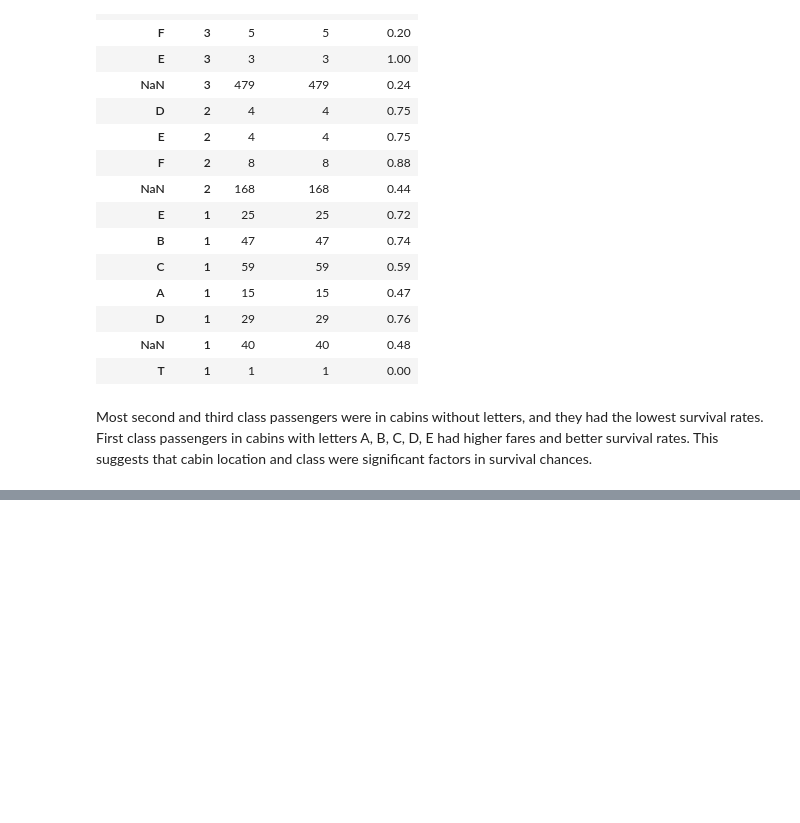
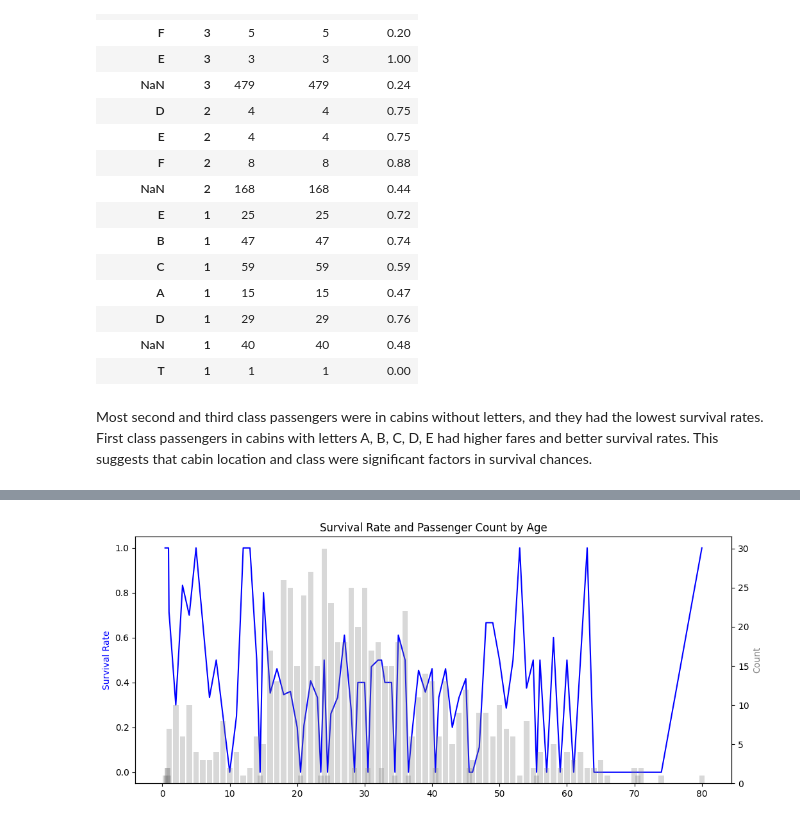
Before and after one commit to shashwatsrv/Titanic, a Jupyter notebook: Titanic.ipynb, the cells around one changed output, grey strips where cells are left out. Saved outputs shown, nothing was run; the diff lists cells and outputs as text; code cells hidden in the pictures; blank space fills up the shorter version.

```diff
--- a/Titanic.ipynb
+++ b/Titanic.ipynb
@@ -359,0 +375,16 @@ Most second and third class passengers were in cabins without letters, and they
+# %%
+fig, ax1 = plt.subplots(figsize=(12,5))
+
+ax1.plot(df.groupby('Age')['Survived'].mean(), color='blue', label='Survival Rate')
+ax1.set_ylabel('Survival Rate', color='blue')
+
+ax2 = ax1.twinx()
+ax2.bar(df['Age'].value_counts().sort_index().index,
+        df['Age'].value_counts().sort_index().values,
+        alpha=0.3, color='gray', label='Count')
+ax2.set_ylabel('Count', color='gray')
+
+plt.title('Survival Rate and Passenger Count by Age')
+plt.show()
+# %% [output]
+[figure, added]
```
Also changed, not shown: parts of 31 cells of this notebook.
